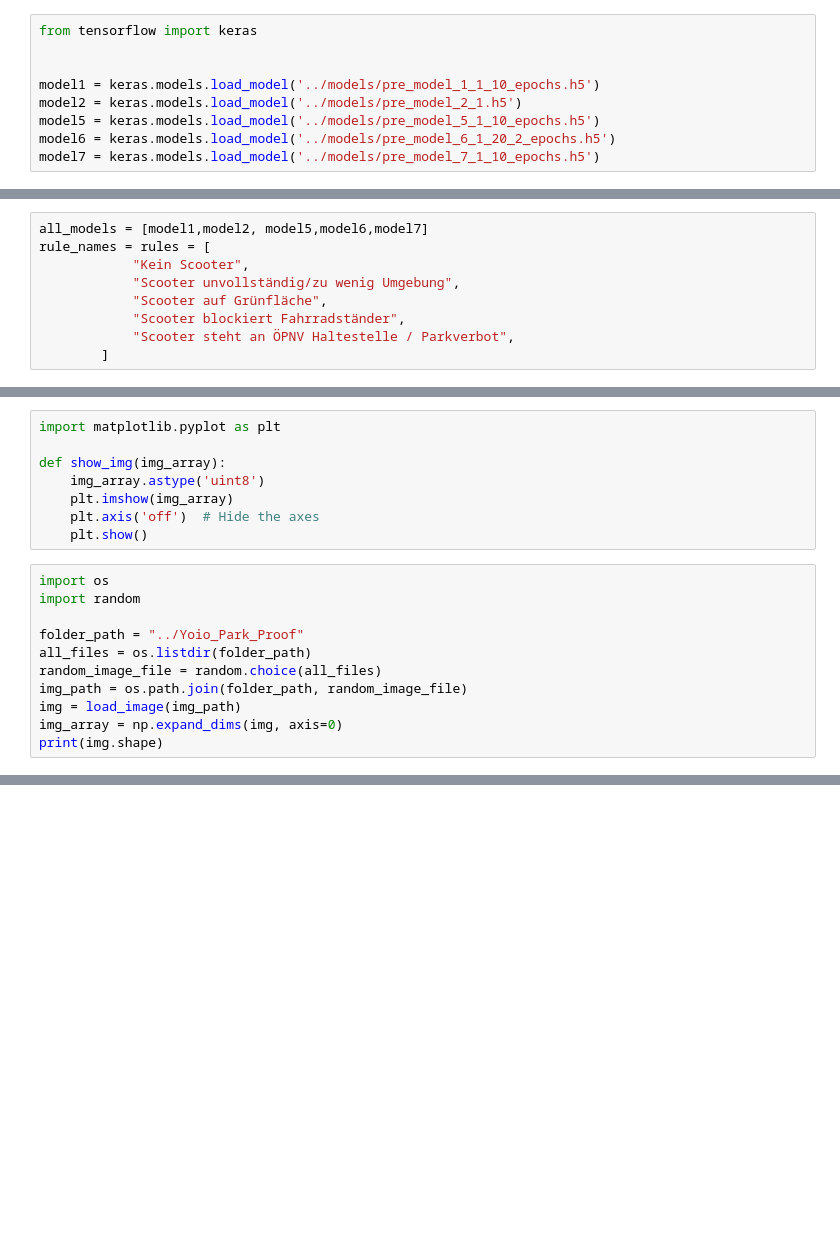
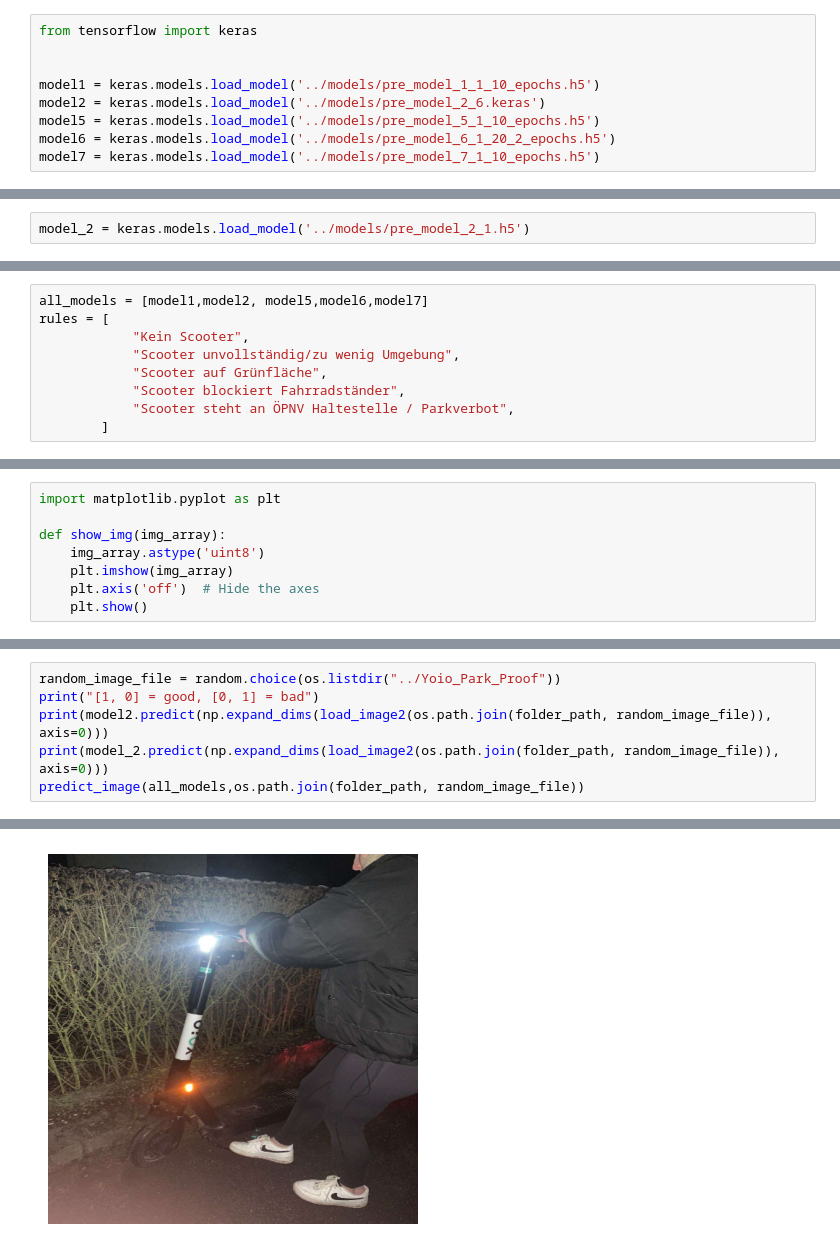
Before and after one commit to B0llerwagen/Data-Science-Case-Studies-SoSe24, a Jupyter notebook: all_models_combine/test_img_chosen_labels.ipynb, the cells around one changed output, grey strips where cells are left out. Cells and saved outputs as stored; diff of their text form; blank space fills up the shorter version.

```diff
--- a/all_models_combine/test_img_chosen_labels.ipynb
+++ b/all_models_combine/test_img_chosen_labels.ipynb
@@ -3,7 +3,7 @@ from tensorflow import keras
 
 
 model1 = keras.models.load_model('../models/pre_model_1_1_10_epochs.h5')
-model2 = keras.models.load_model('../models/pre_model_2_1.h5')
+model2 = keras.models.load_model('../models/pre_model_2_6.keras')
 model5 = keras.models.load_model('../models/pre_model_5_1_10_epochs.h5')
 model6 = keras.models.load_model('../models/pre_model_6_1_20_2_epochs.h5')
 model7 = keras.models.load_model('../models/pre_model_7_1_10_epochs.h5')
@@ -15,0 +15,2 @@ WARNING:absl:Compiled the loaded model, but the compiled metrics have yet to be
+# %%
+model_2 = keras.models.load_model('../models/pre_model_2_1.h5')
@@ -16,6 +19,6 @@ WARNING:absl:Compiled the loaded model, but the compiled metrics have yet to be
 # %%
 all_models = [model1,model2, model5,model6,model7]
-rule_names = rules = [
+rules = [
             "Kein Scooter",
             "Scooter unvollständig/zu wenig Umgebung",
             "Scooter auf Grünfläche",
@@ -39,14 +42,3 @@ def show_img(img_array):
     plt.imshow(img_array)
     plt.axis('off')  # Hide the axes
     plt.show()
-# %%
-import os
-import random
-
-folder_path = "../Yoio_Park_Proof"
-all_files = os.listdir(folder_path)
-random_image_file = random.choice(all_files)
-img_path = os.path.join(folder_path, random_image_file)
-img = load_image(img_path)
-img_array = np.expand_dims(img, axis=0)
-print(img.shape)
@@ -91,0 +77,7 @@ def predict_image(models,img_path):
+# %%
+random_image_file = random.choice(os.listdir("../Yoio_Park_Proof"))
+print("[1, 0] = good, [0, 1] = bad")
+print(model2.predict(np.expand_dims(load_image2(os.path.join(folder_path, random_image_file)), axis=0)))
+print(model_2.predict(np.expand_dims(load_image2(os.path.join(folder_path, random_image_file)), axis=0)))
+predict_image(all_models,os.path.join(folder_path, random_image_file))
+# %% [output]
@@ -92,3 +98,4 @@ def predict_image(models,img_path):
+[figure, added]
 # %%
 import pandas as pd
 balanced_labels = pd.read_csv('../all_models_combine/chosen_labels_not_all_rules.csv', sep=';',index_col=False)
```
Also changed, not shown: parts of 12 cells of this notebook, 7 other files.
